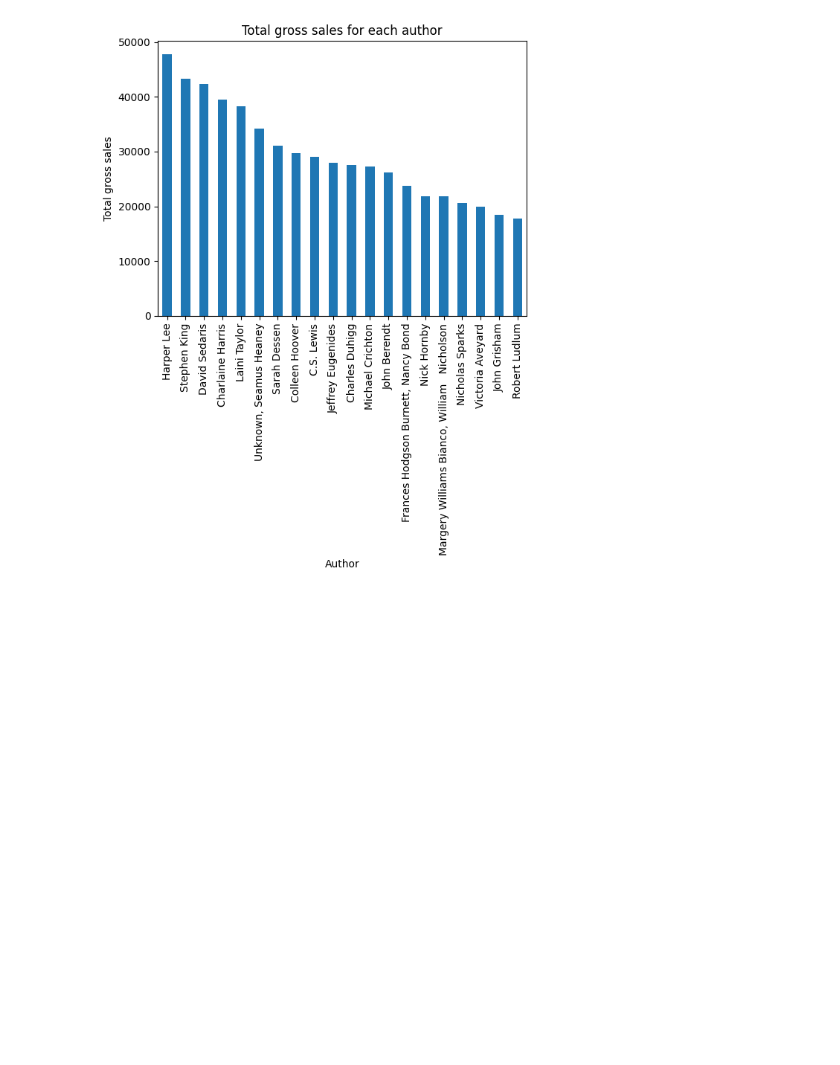
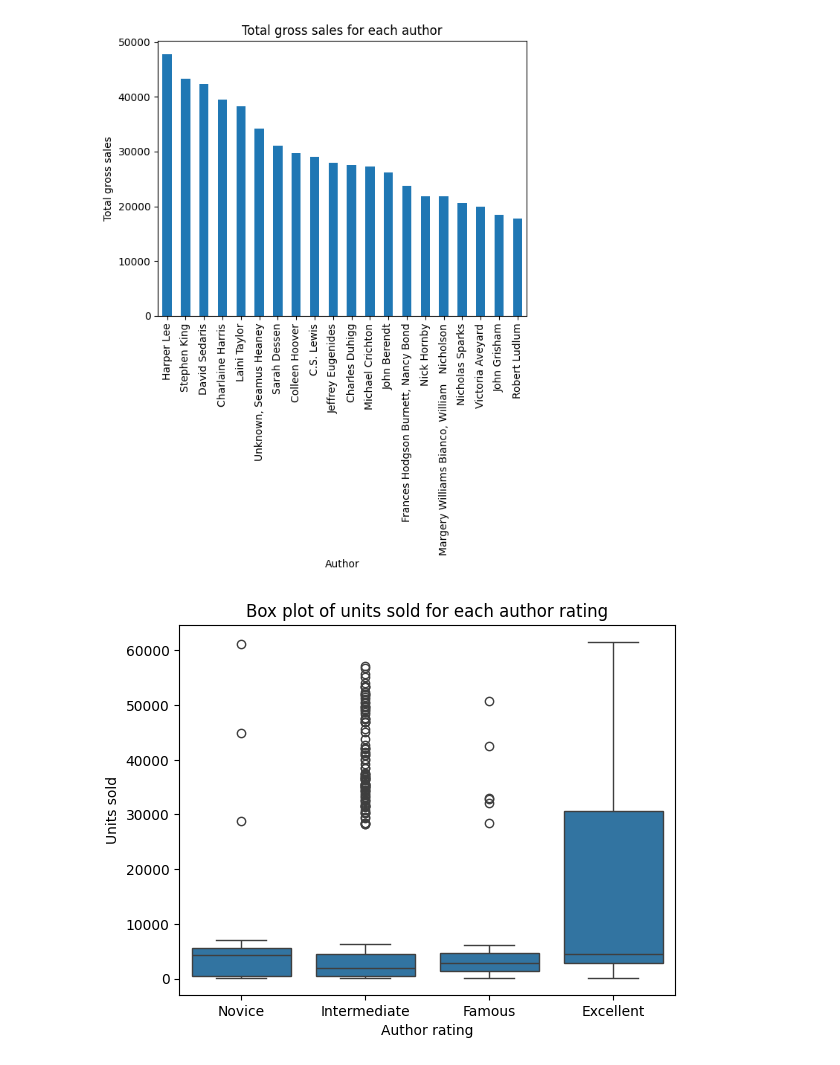
Before and after one commit to jbtestoni/book-sales-python-data-analysis, a Jupyter notebook: Notebook.ipynb, the cells around one changed output. Saved outputs shown, nothing was run; the diff lists cells and outputs as text; code cells hidden in the pictures; blank space fills up the shorter version.

Commit message:
Add new box plot with line and marker

```diff
--- a/Notebook.ipynb
+++ b/Notebook.ipynb
@@ -193,3 +193,11 @@ plt.title("Total gross sales for each author")
 plt.show()
 # %% [output]
 [figure]
+# %%
+sns.boxplot(x="Author_Rating", y="units sold", data = df)
+plt.xlabel("Author rating")
+plt.ylabel("Units sold")
+plt.title("Box plot of units sold for each author rating")
+plt.show()
+# %% [output]
+[figure, added]
```
Also changed, not shown: parts of 1 cell of this notebook.
